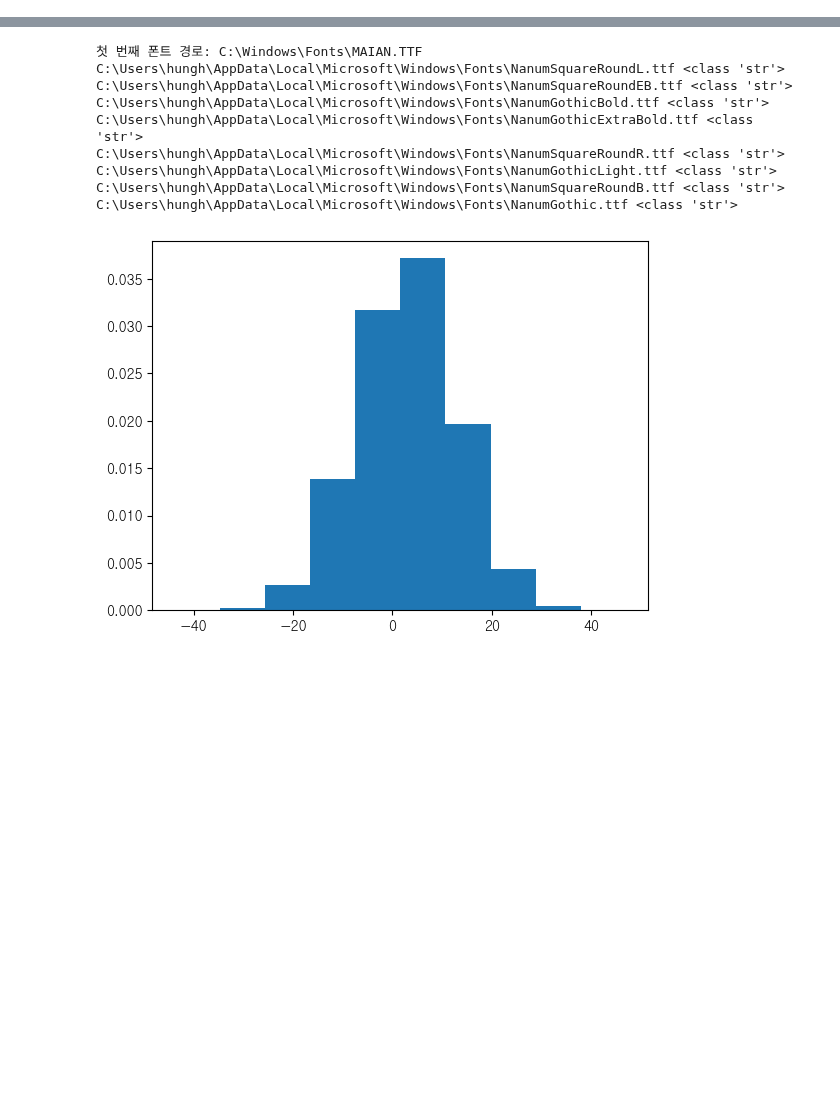
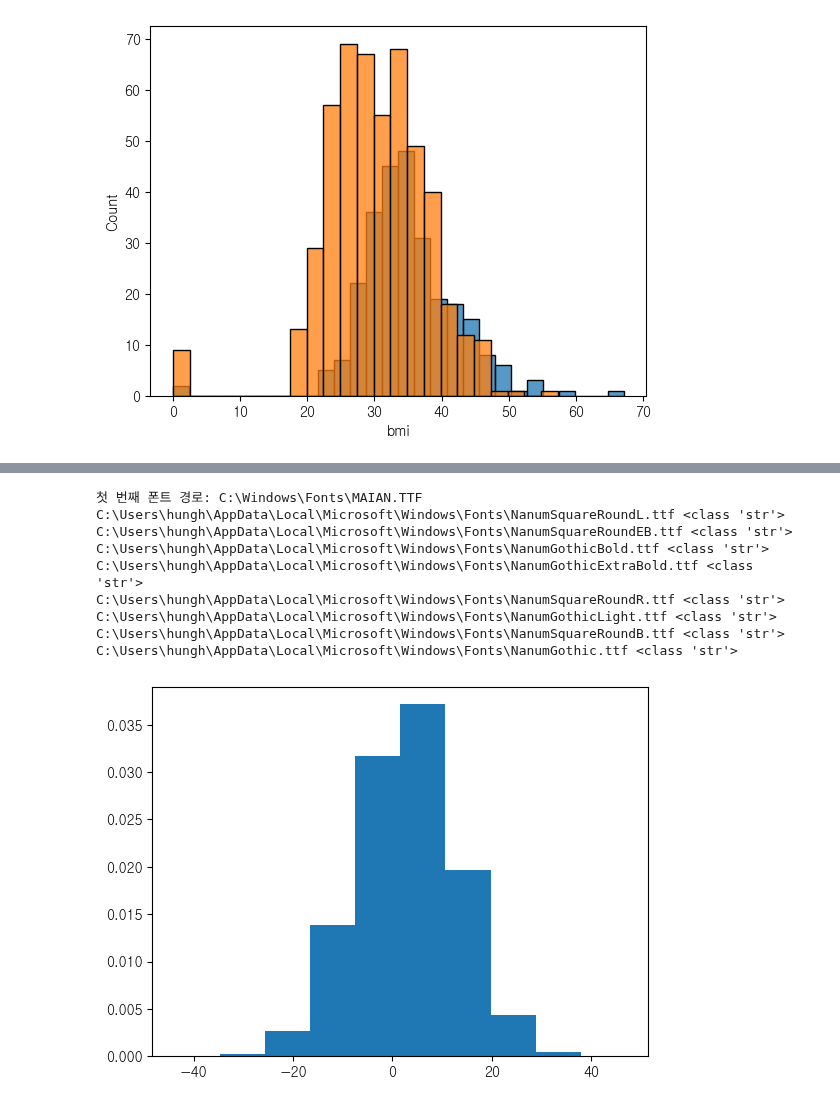
Before and after one commit to business-sixtick/exercise, a Jupyter notebook: data_analysis/seaborn_ex.ipynb, the cells around one changed output, grey strips where cells are left out. Cells and saved outputs as stored; diff of their text form; code cells hidden in the pictures; blank space fills up the shorter version.

```diff
--- a/data_analysis/seaborn_ex.ipynb
+++ b/data_analysis/seaborn_ex.ipynb
@@ -10,0 +47,6 @@ matplotlib.rc('font', family='gulim') # NanumGothic  gulim NanumSquareRoundR
+# %%
+sns.histplot(df['bmi'][df['diabetes'] == 1])
+sns.histplot(df['bmi'][df['diabetes'] == 0])
+plt.show()
+# %% [output]
+[figure, added]
```
Also changed, not shown: parts of 5 cells of this notebook, 6 other files.
